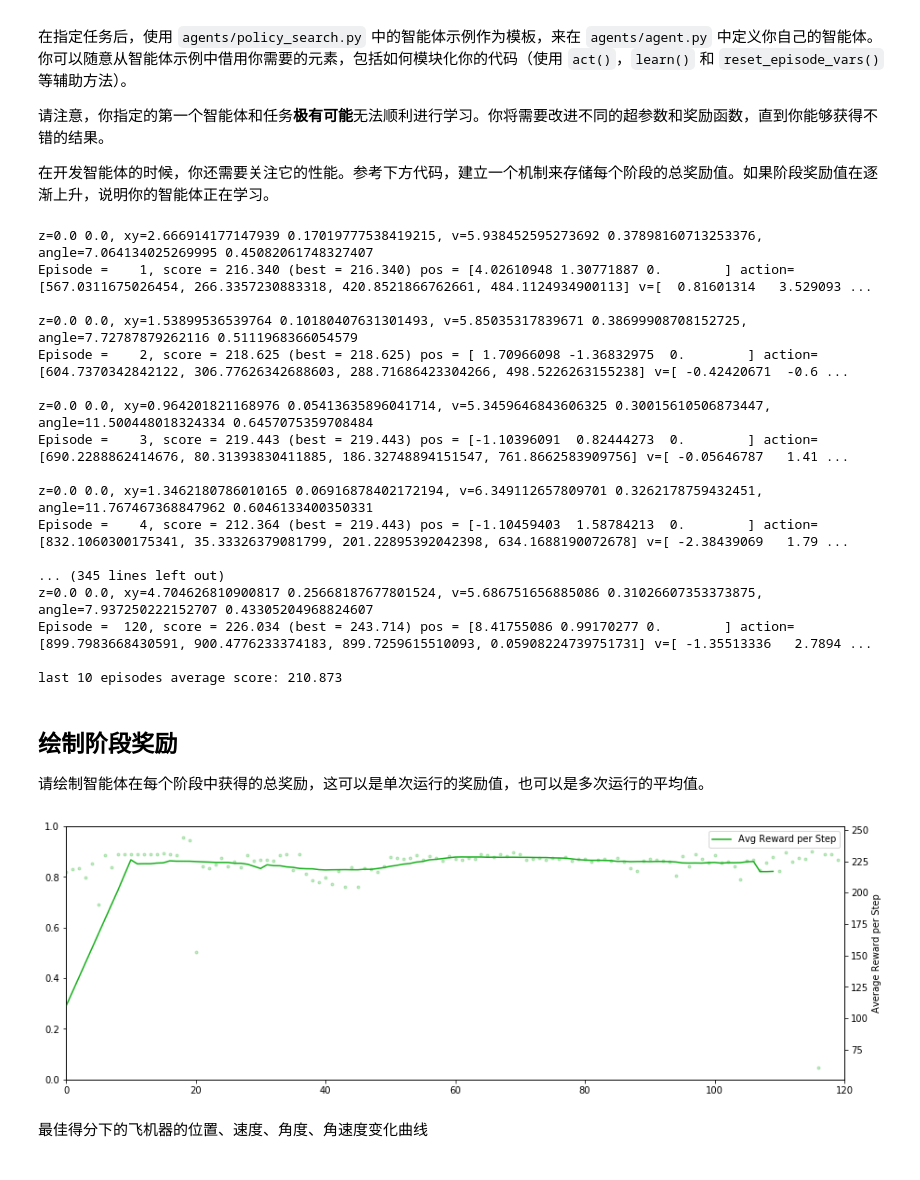
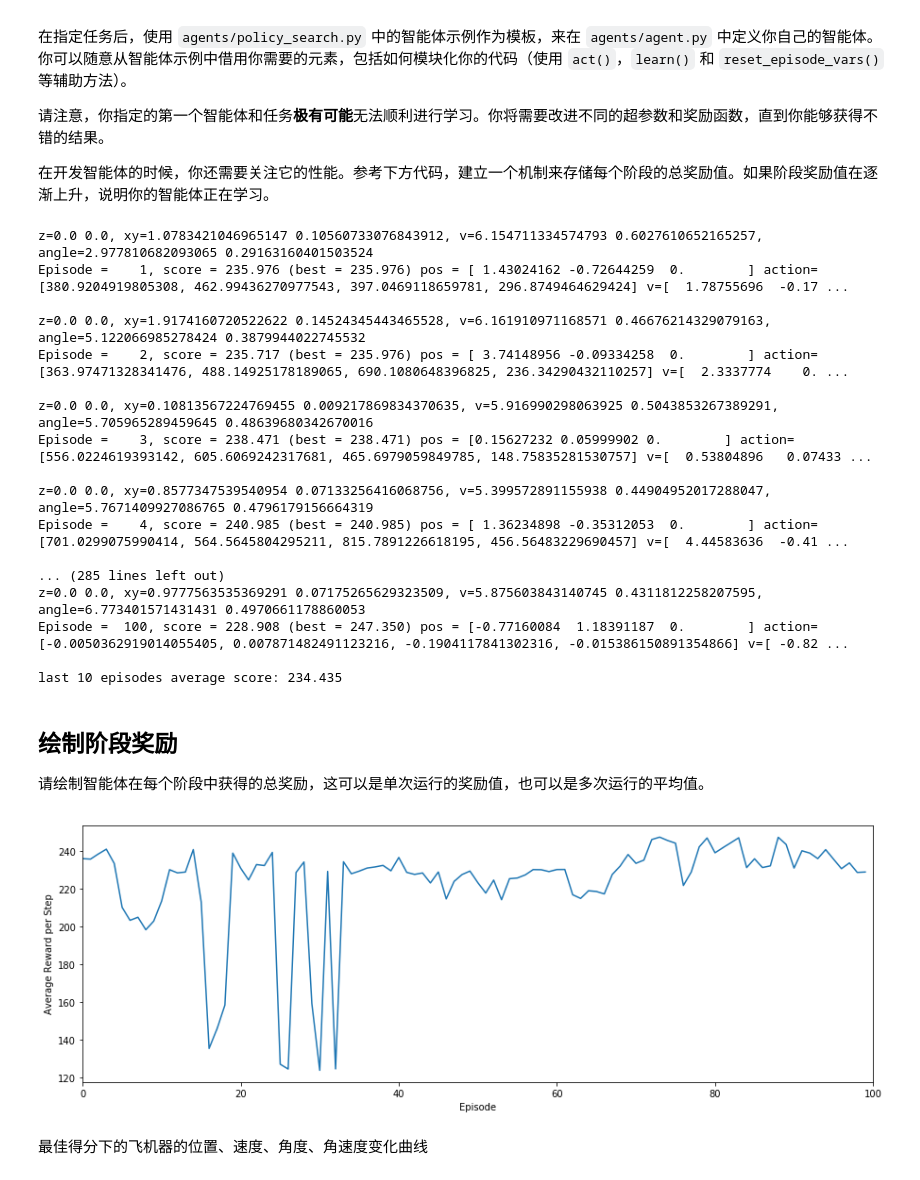
Before and after one commit to sevenhe716/cn-deep-learning, a Jupyter notebook: RL-Quadcopter-2/Quadcopter_Project.ipynb, the cells around one changed output. Drawn from its saved outputs; the diff is of its cells as text; code cells hidden in the pictures.

Commit message:
edit learning curve display

```diff
--- a/RL-Quadcopter-2/Quadcopter_Project.ipynb
+++ b/RL-Quadcopter-2/Quadcopter_Project.ipynb
@@ -229,7 +229,7 @@ init_angle_velocities = np.array([0., 0., 0.])
 # 目标位置
 target_positions = np.array([0., 0., 0.])
 # 训练阶段数
-num_episodes = 120
+num_episodes = 100
 
 # 定义任务
 task = Task(init_pose=init_pose, init_velocities=init_velocities, init_angle_velocities=init_angle_velocities, target_pos=target_positions)
@@ -292,23 +292,23 @@ for i_episode in range(1, num_episodes+1):
 # 最后十个阶段的平均奖励值
 print('last 10 episodes average score: {:7.3f}'.format(np.mean(scores[-10:])))
 # %% [output]
-z=0.0 0.0, xy=2.666914177147939 0.17019777538419215, v=5.938452595273692 0.37898160713253376, angle=7.064134025269995 0.45082061748327407
-Episode =    1, score = 216.340 (best = 216.340) pos = [4.02610948 1.30771887 0.        ] action=[567.0311675026454, 266.3357230883318, 420.8521866762661, 484.1124934900113] v=[  0.81601314   3.529093 ...
+z=0.0 0.0, xy=1.0783421046965147 0.10560733076843912, v=6.154711334574793 0.6027610652165257, angle=2.977810682093065 0.29163160401503524
+Episode =    1, score = 235.976 (best = 235.976) pos = [ 1.43024162 -0.72644259  0.        ] action=[380.9204919805308, 462.99436270977543, 397.0469118659781, 296.8749464629424] v=[  1.78755696  -0.17 ...
 
-z=0.0 0.0, xy=1.53899536539764 0.10180407631301493, v=5.85035317839671 0.38699908708152725, angle=7.72787879262116 0.5111968366054579
-Episode =    2, score = 218.625 (best = 218.625) pos = [ 1.70966098 -1.36832975  0.        ] action=[604.7370342842122, 306.77626342688603, 288.71686423304266, 498.5226263155238] v=[ -0.42420671  -0.6 ...
+z=0.0 0.0, xy=1.9174160720522622 0.14524345443465528, v=6.161910971168571 0.46676214329079163, angle=5.122066985278424 0.3879944022745532
+Episode =    2, score = 235.717 (best = 235.976) pos = [ 3.74148956 -0.09334258  0.        ] action=[363.97471328341476, 488.14925178189065, 690.1080648396825, 236.34290432110257] v=[  2.3337774    0. ...
 
-z=0.0 0.0, xy=0.964201821168976 0.05413635896041714, v=5.3459646843606325 0.30015610506873447, angle=11.500448018324334 0.6457075359708484
-Episode =    3, score = 219.443 (best = 219.443) pos = [-1.10396091  0.82444273  0.        ] action=[690.2288862414676, 80.31393830411885, 186.32748894151547, 761.8662583909756] v=[ -0.05646787   1.41 ...
+z=0.0 0.0, xy=0.10813567224769455 0.009217869834370635, v=5.916990298063925 0.5043853267389291, angle=5.705965289459645 0.48639680342670016
+Episode =    3, score = 238.471 (best = 238.471) pos = [0.15627232 0.05999902 0.        ] action=[556.0224619393142, 605.6069242317681, 465.6979059849785, 148.75835281530757] v=[  0.53804896   0.07433 ...
 
-z=0.0 0.0, xy=1.3462180786010165 0.06916878402172194, v=6.349112657809701 0.3262178759432451, angle=11.767467368847962 0.6046133400350331
-Episode =    4, score = 212.364 (best = 219.443) pos = [-1.10459403  1.58784213  0.        ] action=[832.1060300175341, 35.33326379081799, 201.22895392042398, 634.1688190072678] v=[ -2.38439069   1.79 ...
+z=0.0 0.0, xy=0.8577347539540954 0.07133256416068756, v=5.399572891155938 0.44904952017288047, angle=5.7671409927086765 0.4796179156664319
+Episode =    4, score = 240.985 (best = 240.985) pos = [ 1.36234898 -0.35312053  0.        ] action=[701.0299075990414, 564.5645804295211, 815.7891226618195, 456.56483229690457] v=[  4.44583636  -0.41 ...
 
-... (345 lines left out)
-z=0.0 0.0, xy=4.704626810900817 0.25668187677801524, v=5.686751656885086 0.31026607353373875, angle=7.937250222152707 0.43305204968824607
-Episode =  120, score = 226.034 (best = 243.714) pos = [8.41755086 0.99170277 0.        ] action=[899.7983668430591, 900.4776233374183, 899.7259615510093, 0.05908224739751731] v=[ -1.35513336   2.7894 ...
+... (285 lines left out)
+z=0.0 0.0, xy=0.9777563535369291 0.07175265629323509, v=5.875603843140745 0.4311812258207595, angle=6.773401571431431 0.4970661178860053
+Episode =  100, score = 228.908 (best = 247.350) pos = [-0.77160084  1.18391187  0.        ] action=[-0.0050362919014055405, 0.007871482491123216, -0.1904117841302316, -0.015386150891354866] v=[ -0.82 ...
 
-last 10 episodes average score: 210.873
+last 10 episodes average score: 234.435
 # %% [markdown]
 ## 绘制阶段奖励
 
@@ -316,22 +316,16 @@ last 10 episodes average score: 210.873
 # %%
 ## TODO: Plot the rewards.
 # 绘制平均奖励值曲线
 smooth = 20
 plt.figure(figsize=(15,5))
 
-plt.twinx()
-plt.plot(scores, '.', alpha=0.25, color='xkcd:green')
-plt.plot(np.convolve(scores, np.ones(smooth)/smooth)[(smooth-1)//2:-smooth],
-         color='xkcd:green',
-         label='Avg Reward per Step')
+plt.plot(scores, label='Avg Reward per Step')
+plt.xlabel("Episode")
 plt.ylabel('Average Reward per Step')
-plt.legend(loc=1)
-
-plt.xlabel("Episode")
 plt.xlim(0, len(scores))
 plt.show()
 # %% [output]
-[figure, old version]
+[figure, new version]
 # %% [markdown]
 最佳得分下的飞机器的位置、速度、角度、角速度变化曲线
 # %%
```
Also changed, not shown: parts of 3 cells of this notebook, 1 other file.
